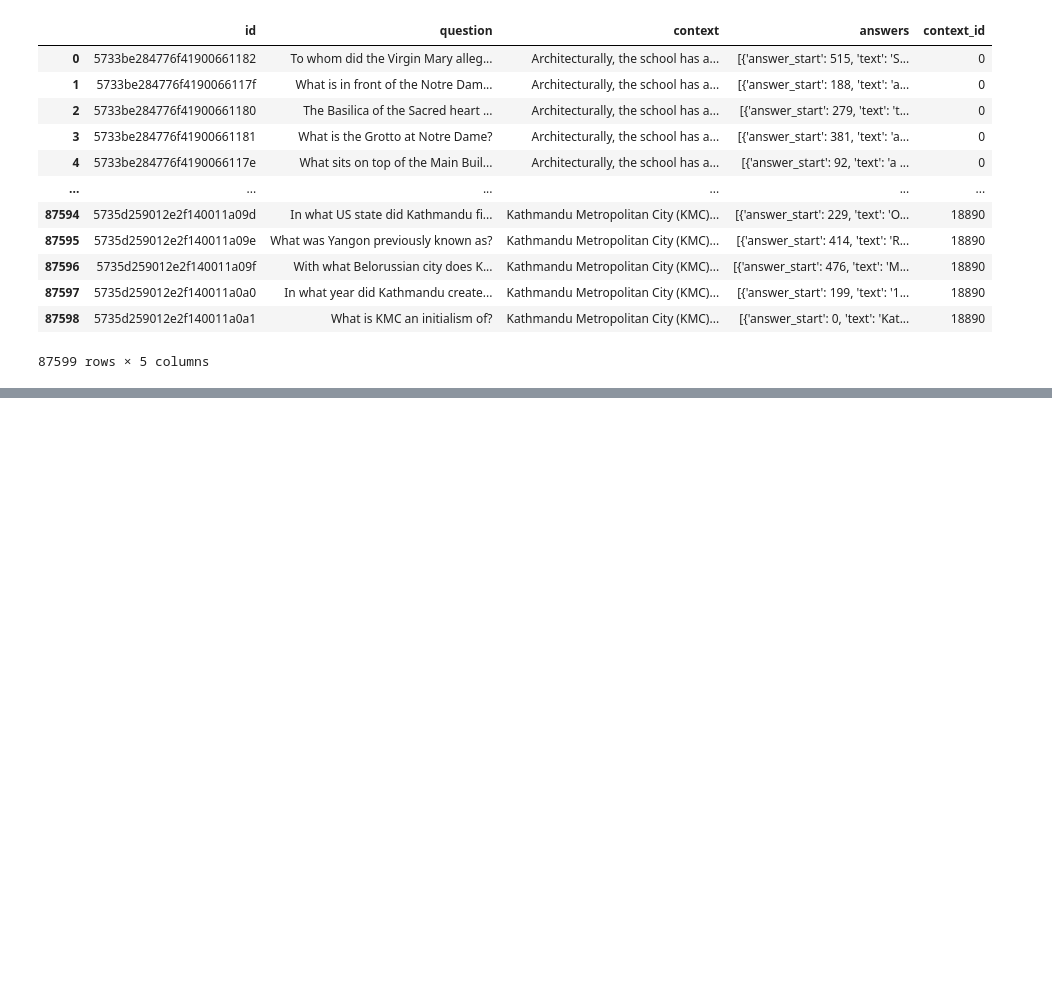
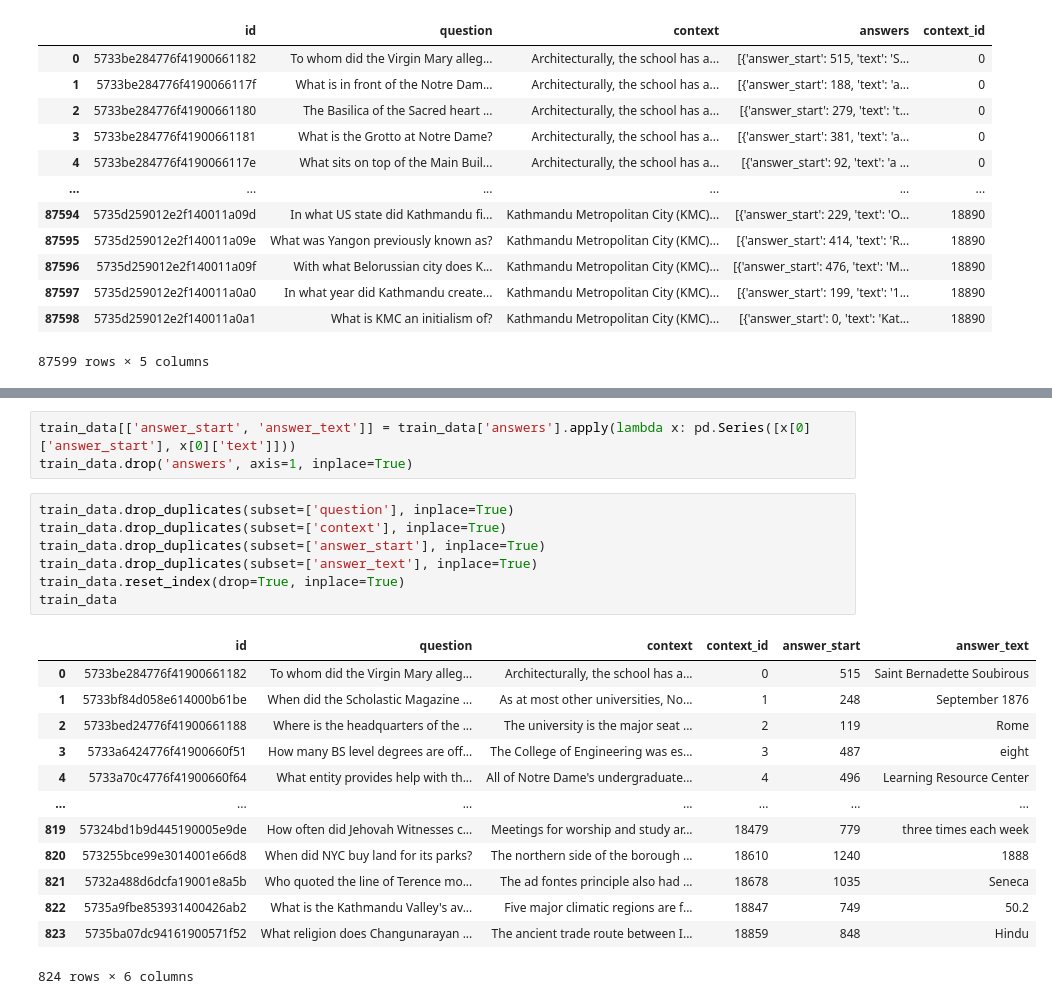
Before and after one commit to Harsh-0001/CCNLP-Mini-Project, a Jupyter notebook: mini_project.ipynb, the cells around one changed output, grey strips where cells are left out. Drawn from its saved outputs; the diff is of its cells as text; blank space fills up the shorter version.

```diff
--- a/mini_project.ipynb
+++ b/mini_project.ipynb
@@ -92,0 +58,24 @@ ModuleNotFoundError: No module named 'nltk'
+# %%
+train_data[['answer_start', 'answer_text']] = train_data['answers'].apply(lambda x: pd.Series([x[0]['answer_start'], x[0]['text']]))
+train_data.drop('answers', axis=1, inplace=True)
+# %%
+train_data.drop_duplicates(subset=['question'], inplace=True)
+train_data.drop_duplicates(subset=['context'], inplace=True)
+train_data.drop_duplicates(subset=['answer_start'], inplace=True)
+train_data.drop_duplicates(subset=['answer_text'], inplace=True)
+train_data.reset_index(drop=True, inplace=True)
+train_data
+# %% [output]
+|  | id | question | context | context_id | answer_start | answer_text |
+| 0 | 5733be284776f41900661182 | To whom did the Virgin Mary alleg... | Architecturally, the school has a... | 0 | 515 | Saint Bernadette Soubirous |
+| 1 | 5733bf84d058e614000b61be | When did the Scholastic Magazine ... | As at most other universities, No... | 1 | 248 | September 1876 |
+| 2 | 5733bed24776f41900661188 | Where is the headquarters of the ... | The university is the major seat ... | 2 | 119 | Rome |
+| 3 | 5733a6424776f41900660f51 | How many BS level degrees are off... | The College of Engineering was es... | 3 | 487 | eight |
+| 4 | 5733a70c4776f41900660f64 | What entity provides help with th... | All of Notre Dame's undergraduate... | 4 | 496 | Learning Resource Center |
+| ... | ... | ... | ... | ... | ... | ... |
+| 819 | 57324bd1b9d445190005e9de | How often did Jehovah Witnesses c... | Meetings for worship and study ar... | 18479 | 779 | three times each week |
+| 820 | 573255bce99e3014001e66d8 | When did NYC buy land for its parks? | The northern side of the borough ... | 18610 | 1240 | 1888 |
+| 821 | 5732a488d6dcfa19001e8a5b | Who quoted the line of Terence mo... | The ad fontes principle also had ... | 18678 | 1035 | Seneca |
+| 822 | 5735a9fbe853931400426ab2 | What is the Kathmandu Valley's av... | Five major climatic regions are f... | 18847 | 749 | 50.2 |
+| 823 | 5735ba07dc94161900571f52 | What religion does Changunarayan ... | The ancient trade route between I... | 18859 | 848 | Hindu |
+824 rows × 6 columns
```
Also changed, not shown: parts of 11 cells of this notebook.
